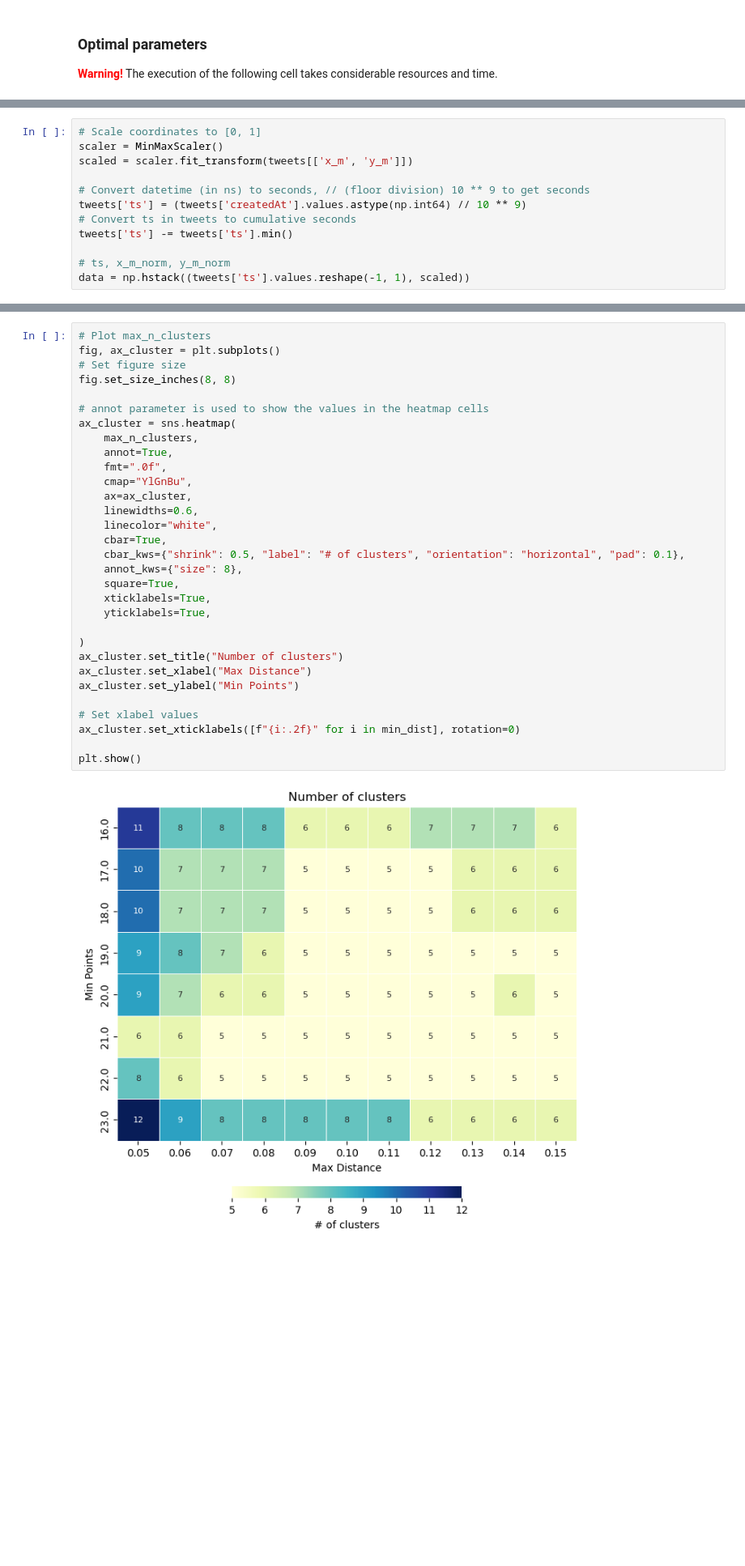
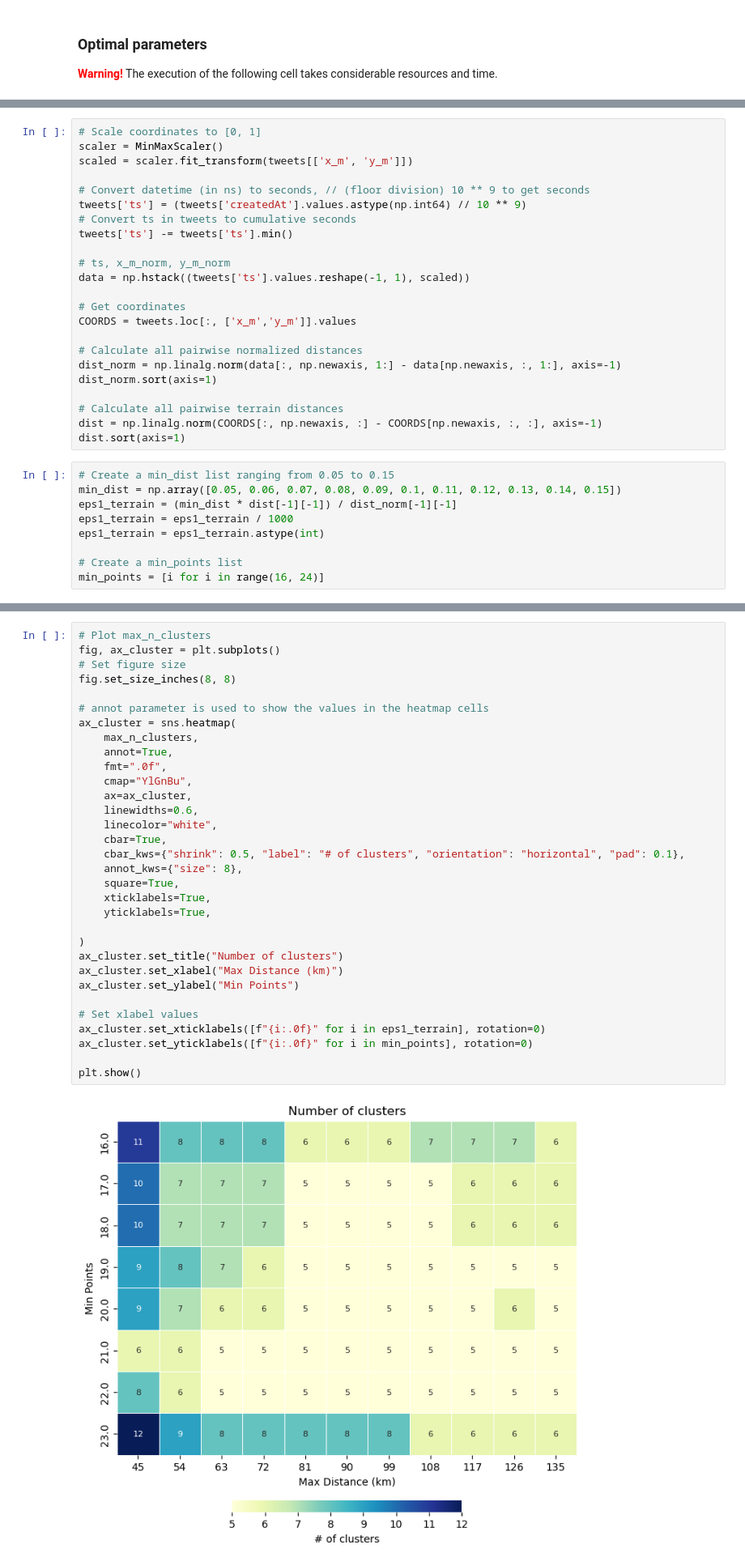
Before and after one commit to lletassey/clustering-tweets-earthquake, a Jupyter notebook: notebooks/stdbscan_params.ipynb, the cells around one changed output, grey strips where cells are left out. Shown: that part at 81% size. Drawn from its saved outputs; the diff is of its cells as text; blank space fills up the shorter version.

Commit message:
Update param figure

```diff
--- a/notebooks/stdbscan_params.ipynb
+++ b/notebooks/stdbscan_params.ipynb
@@ -69,4 +69,24 @@ tweets['ts'] -= tweets['ts'].min()
 
 # ts, x_m_norm, y_m_norm
 data = np.hstack((tweets['ts'].values.reshape(-1, 1), scaled))
+
+# Get coordinates
+COORDS = tweets.loc[:, ['x_m','y_m']].values
+
+# Calculate all pairwise normalized distances
+dist_norm = np.linalg.norm(data[:, np.newaxis, 1:] - data[np.newaxis, :, 1:], axis=-1)
+dist_norm.sort(axis=1)
+
+# Calculate all pairwise terrain distances
+dist = np.linalg.norm(COORDS[:, np.newaxis, :] - COORDS[np.newaxis, :, :], axis=-1)
+dist.sort(axis=1)
+# %%
+# Create a min_dist list ranging from 0.05 to 0.15
+min_dist = np.array([0.05, 0.06, 0.07, 0.08, 0.09, 0.1, 0.11, 0.12, 0.13, 0.14, 0.15])
+eps1_terrain = (min_dist * dist[-1][-1]) / dist_norm[-1][-1]
+eps1_terrain = eps1_terrain / 1000
+eps1_terrain = eps1_terrain.astype(int)
+
+# Create a min_points list
+min_points = [i for i in range(16, 24)]
 # %%
@@ -120,34 +134,35 @@ max_n_clusters
 # %%
 # Plot max_n_clusters
 fig, ax_cluster = plt.subplots()
 # Set figure size
 fig.set_size_inches(8, 8)
 
 # annot parameter is used to show the values in the heatmap cells
 ax_cluster = sns.heatmap(
     max_n_clusters,
     annot=True,
     fmt=".0f",
     cmap="YlGnBu",
     ax=ax_cluster,
     linewidths=0.6,
     linecolor="white",
     cbar=True,
     cbar_kws={"shrink": 0.5, "label": "# of clusters", "orientation": "horizontal", "pad": 0.1},
     annot_kws={"size": 8},
     square=True,
     xticklabels=True,
     yticklabels=True,
 
 )
 ax_cluster.set_title("Number of clusters")
-ax_cluster.set_xlabel("Max Distance")
+ax_cluster.set_xlabel("Max Distance (km)")
 ax_cluster.set_ylabel("Min Points")
 
 # Set xlabel values
-ax_cluster.set_xticklabels([f"{i:.2f}" for i in min_dist], rotation=0)
+ax_cluster.set_xticklabels([f"{i:.0f}" for i in eps1_terrain], rotation=0)
+ax_cluster.set_yticklabels([f"{i:.0f}" for i in min_points], rotation=0)
 
 plt.show()
 # %% [output]
-[figure, old version]
+[figure, new version]
 # %%
```
Also changed, not shown: parts of 3 cells of this notebook, 6 other files.
